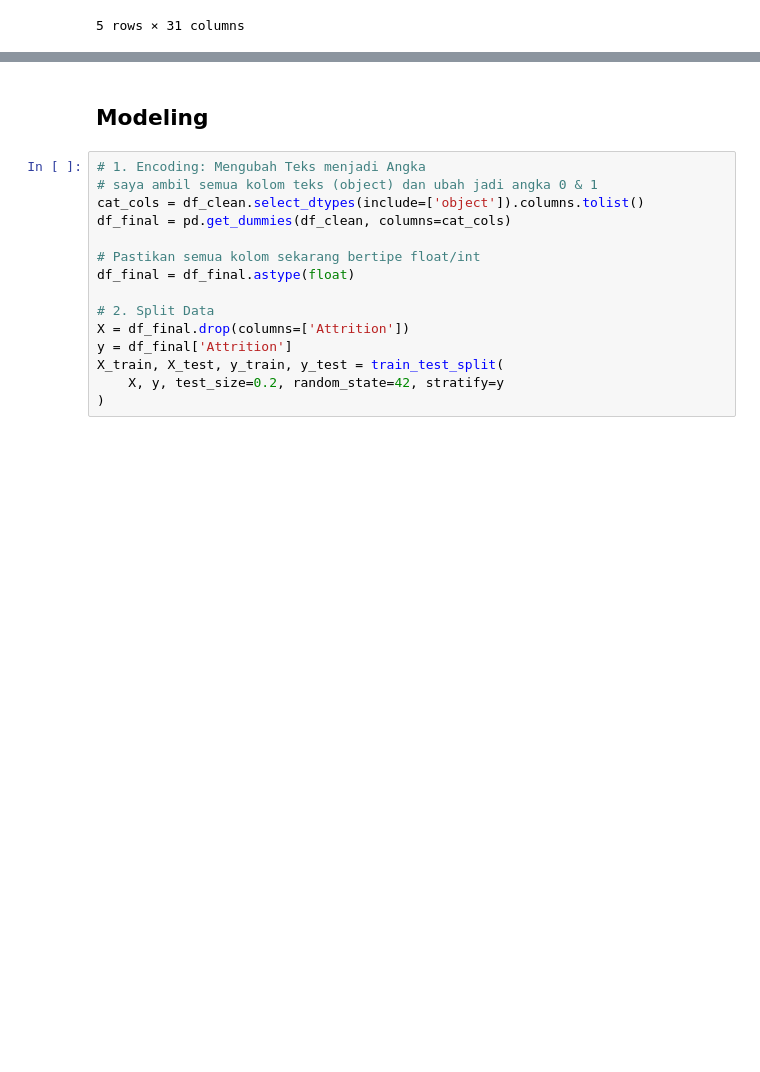
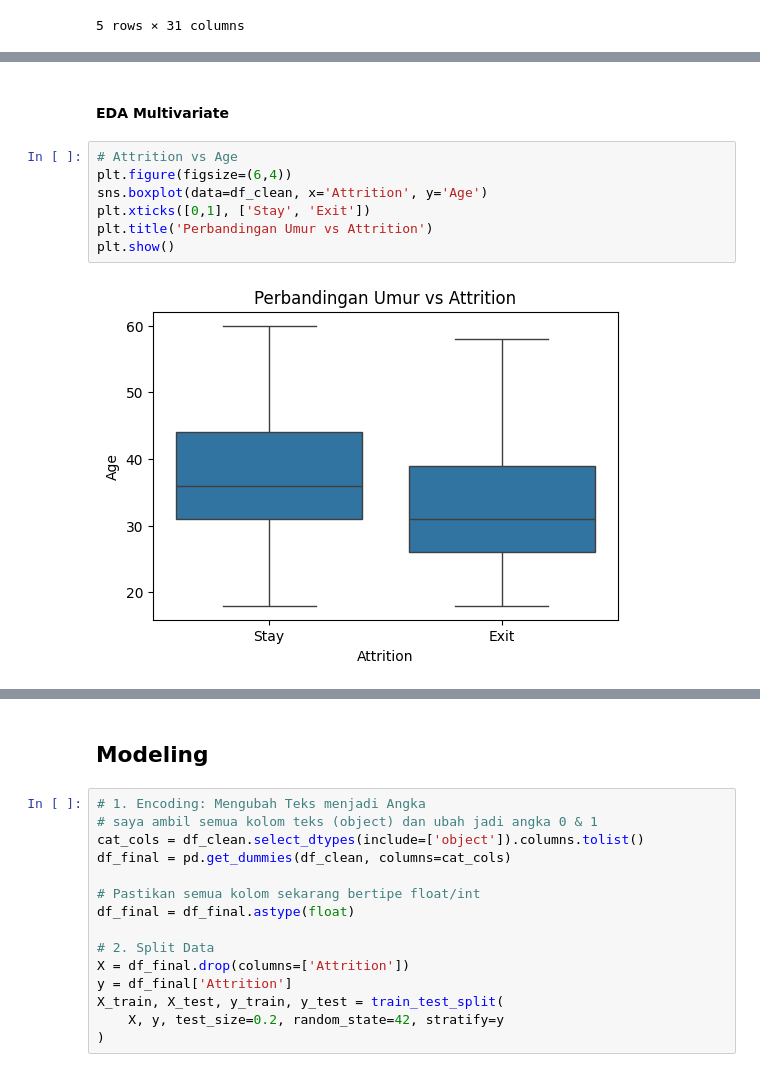
Before and after one commit to Fayshal697/Dicoding_Menyelesaikan-Permasalahan-HR_fayshalkaran97, a Jupyter notebook: notebook.ipynb, the cells around one changed output, grey strips where cells are left out. Saved outputs shown, nothing was run; the diff lists cells and outputs as text; blank space fills up the shorter version.

```diff
--- a/notebook.ipynb
+++ b/notebook.ipynb
@@ -136,0 +182,11 @@ Ukuran data setelah dibersihkan: (1058, 31)
+# %% [markdown]
+#### EDA Multivariate
+# %%
+# Attrition vs Age
+plt.figure(figsize=(6,4))
+sns.boxplot(data=df_clean, x='Attrition', y='Age')
+plt.xticks([0,1], ['Stay', 'Exit'])
+plt.title('Perbandingan Umur vs Attrition')
+plt.show()
+# %% [output]
+[figure, added]
```
Also changed, not shown: parts of 14 cells of this notebook.
